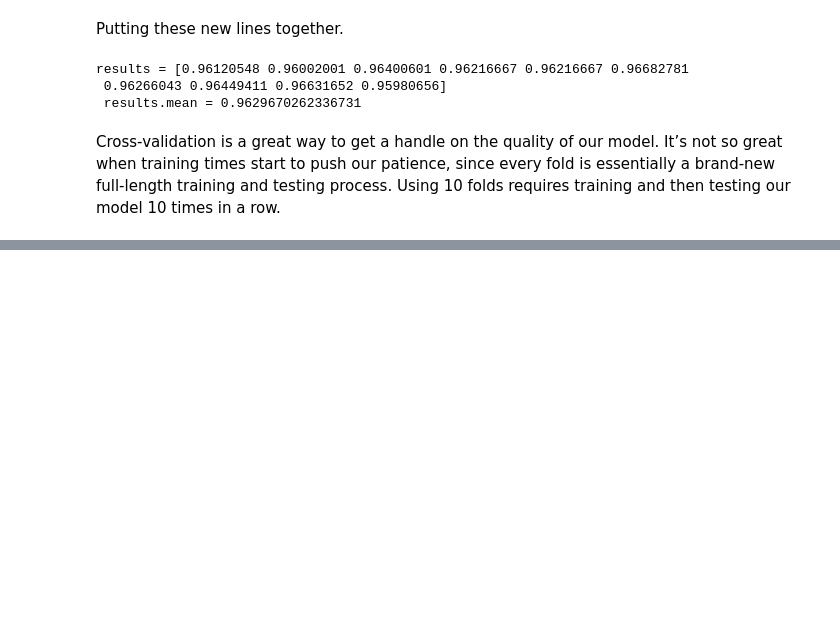
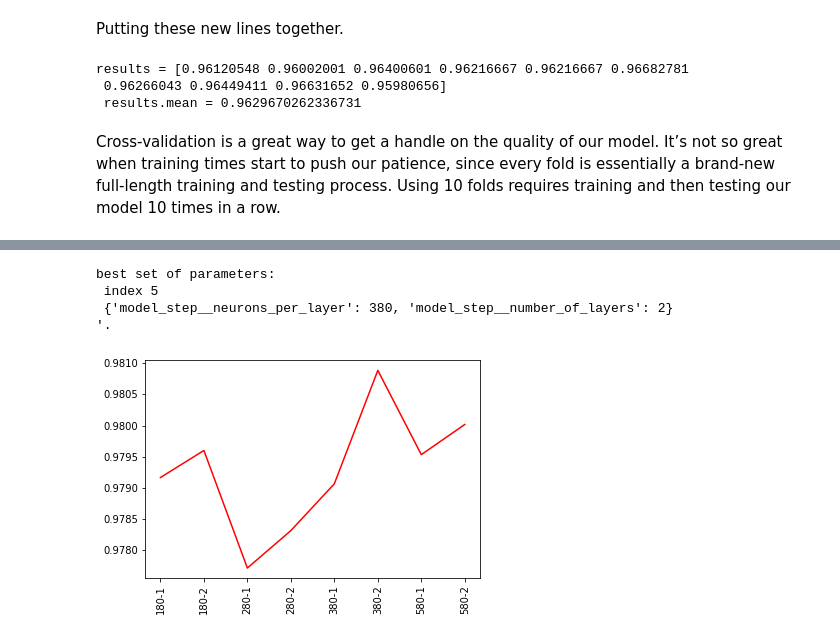
Before and after one commit to rahiakela/deep-learning--from-basics-to-practice, a Jupyter notebook: cross_validate_and_grid_search_using_scikit_learn.ipynb, the cells around one changed output, grey strips where cells are left out. Drawn from its saved outputs; the diff is of its cells as text; code cells hidden in the pictures; blank space fills up the shorter version.

```diff
--- a/cross_validate_and_grid_search_using_scikit_learn.ipynb
+++ b/cross_validate_and_grid_search_using_scikit_learn.ipynb
@@ -376,0 +605,7 @@ model 10 times in a row.
+# %%
+backend.clear_session()
+
+param_grid3 = dict(model_step__number_of_layers=[1, 2], model_step__neurons_per_layer=[180, 280, 380, 580])
+
+grid_searcher3 = GridSearchCV(estimator=pipeline, param_grid=param_grid3, verbose=2)
+search_results3 = grid_searcher3.fit(X_train, original_y_train)
@@ -376,0 +637,20 @@ model 10 times in a row.
+# %%
+best_index3 = np.argmax(search_results3.cv_results_['mean_test_score'])
+print(f'best set of parameters:\n index {str(best_index3)}\n {str(search_results3.cv_results_["params"][best_index3])}\n′.')
+# %% [output]
+best set of parameters:
+ index 5
+ {'model_step__neurons_per_layer': 380, 'model_step__number_of_layers': 2}
+′.
+# %%
+params3 = search_results3.cv_results_['params']
+dict_vals = [params3[i].values() for i in range(len(params3))]
+name_list =[[str(v) for v in dv] for dv in dict_vals]
+xlabels = ['-'.join(name_list[i]) for i in range(len(name_list))]
+
+plt.plot(search_results3.cv_results_['mean_test_score'], 'r')
+plt.xticks(np.arange(len(xlabels)), xlabels, rotation='vertical')
+
+plt.show()
+# %% [output]
+[figure, added]
```
Also changed, not shown: parts of 23 cells of this notebook.
